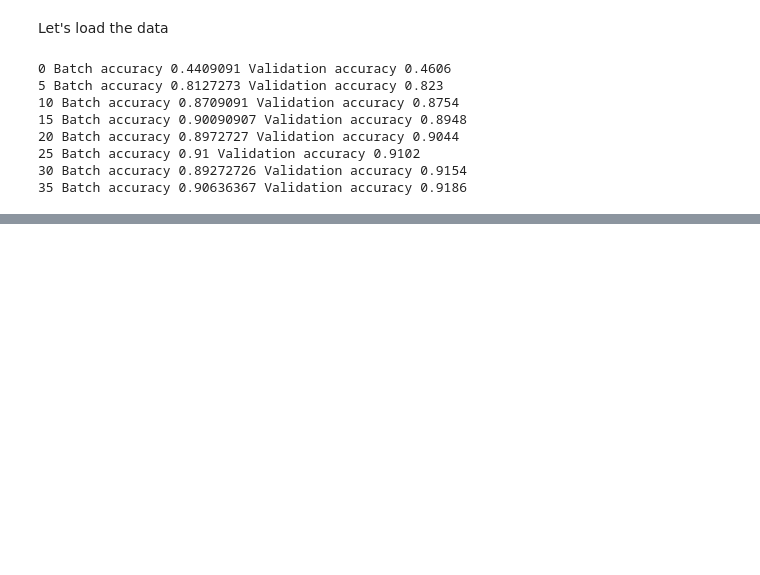
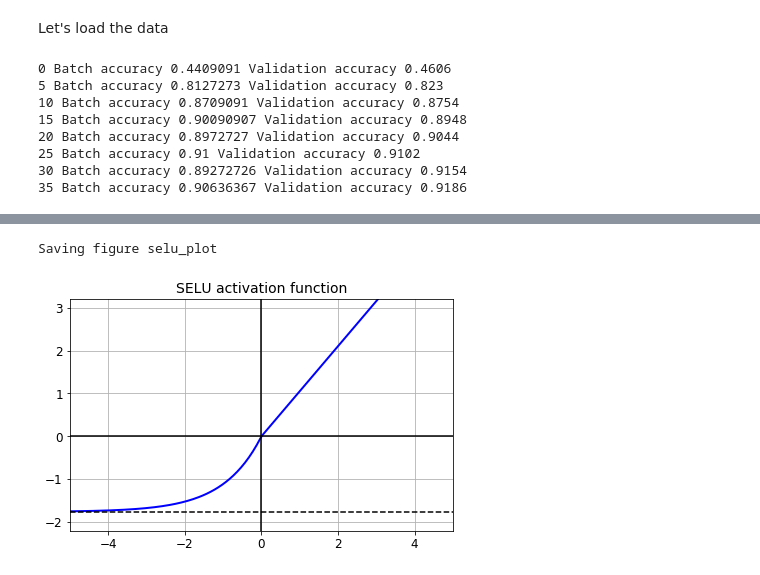
Before and after one commit to SiddalingeshaDS/ML-Practice, a Jupyter notebook: Deep Learning.ipynb, the cells around one changed output, grey strips where cells are left out. Drawn from its saved outputs; the diff is of its cells as text; code cells hidden in the pictures; blank space fills up the shorter version.

```diff
--- a/Deep Learning.ipynb
+++ b/Deep Learning.ipynb
@@ -177,0 +207,19 @@ with tf.Session() as sess:
+# %%
+def selu(z,
+        scale=1.0507009873554804934193349852946,
+        alpha=1.6732632423543772848170429916717):
+    return scale * elu(z, alpha)
+# %%
+plt.plot(z, selu(z), 'b-', linewidth=2)
+plt.plot([-5, 5], [0, 0], 'k-')
+plt.plot([-5, 5], [-1.758, -1.758], 'k--')
+plt.plot([0, 0], [-2.2, 3.2], 'k-')
+plt.grid(True)
+plt.title(r"SELU activation function", fontsize=14)
+plt.axis([-5, 5, -2.2, 3.2])
+
+save_fig('selu_plot')
+plt.show()
+# %% [output]
+Saving figure selu_plot
+[figure, added]
```
Also changed, not shown: parts of 7 cells of this notebook.
